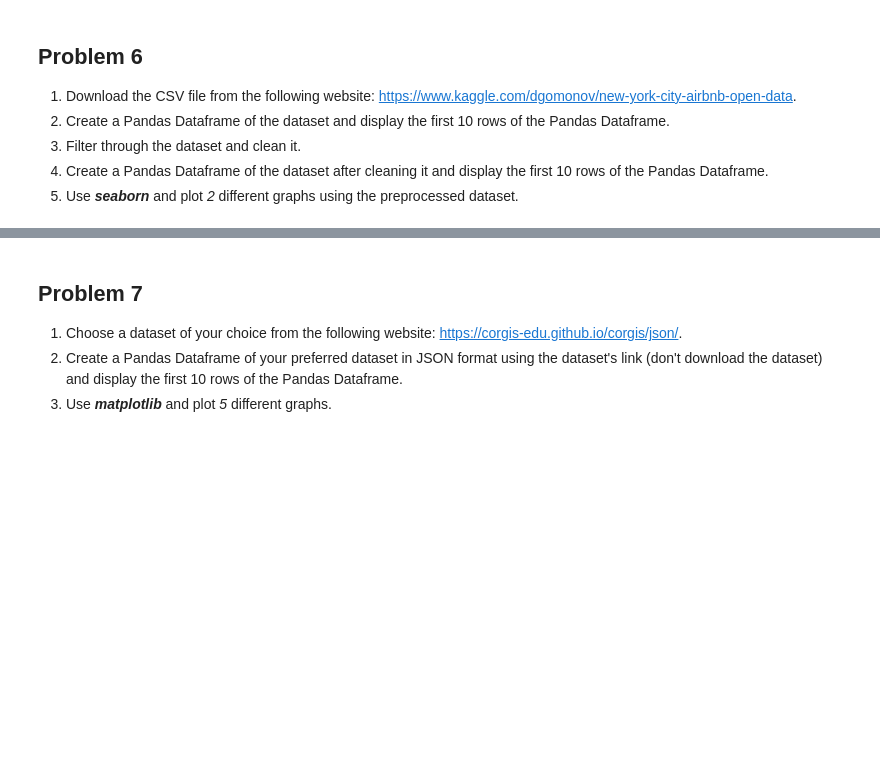
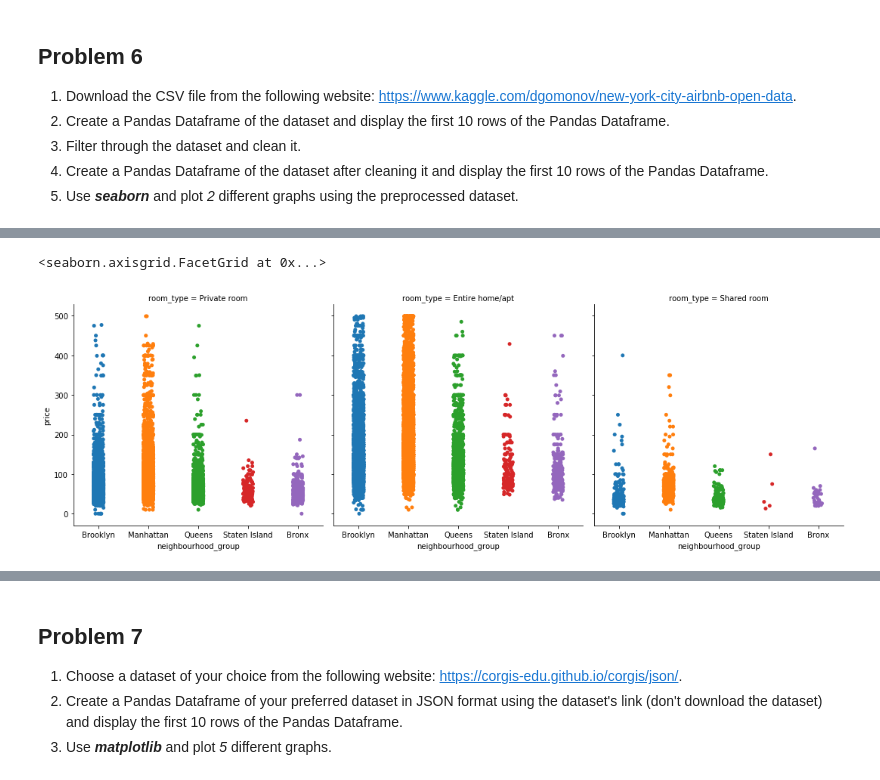
Before and after one commit to AnyaGreenberg/StemAway, a Jupyter notebook: Training/Python_1Jul.ipynb, the cells around one changed output, grey strips where cells are left out. Saved outputs shown, nothing was run; the diff lists cells and outputs as text; code cells hidden in the pictures; blank space fills up the shorter version.

```diff
--- a/Training/Python_1Jul.ipynb
+++ b/Training/Python_1Jul.ipynb
@@ -139,0 +186,9 @@ testProblem5()
+# %%
+# Write your code for Problem 6 over here
+import pandas as pd
+import seaborn as sns
+import matplotlib.pyplot as plt
+
+#2
+data = pd.read_csv("C:/Users/durbe/Documents/repositories/StemAway/Training/datasets/AB_NYC_2019.csv")
+data.head(10)
@@ -139,0 +207,6 @@ testProblem5()
+# %%
+#3 - Filter through the dataset and clean it.
+data = data.dropna()
+
+#4
+data.head(10)
@@ -139,0 +225,6 @@ testProblem5()
+# %%
+df = data[data["price"] < 500]
+sns.catplot(x="neighbourhood_group", y="price", col="room_type", data=df)
+# %% [output]
+<seaborn.axisgrid.FacetGrid at 0x...>
+[figure, added]
```
Also changed, not shown: parts of 26 cells of this notebook, 1 other file.
